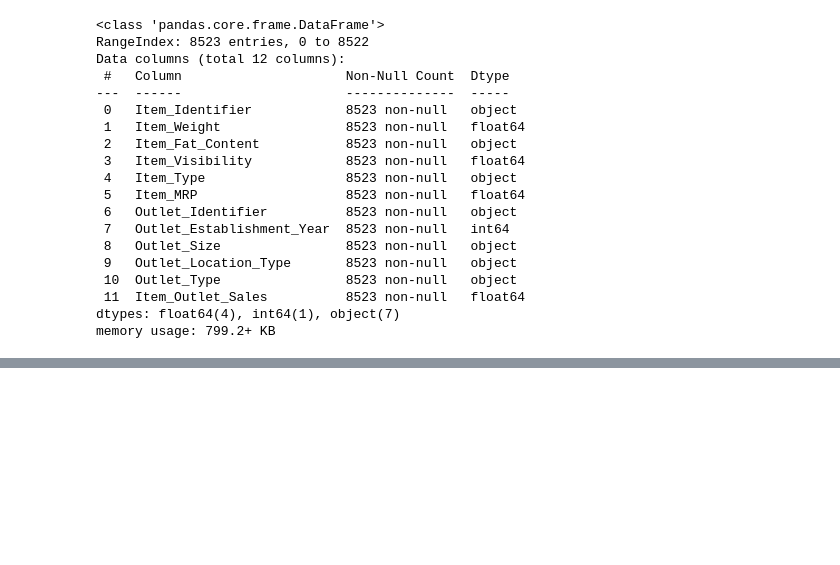
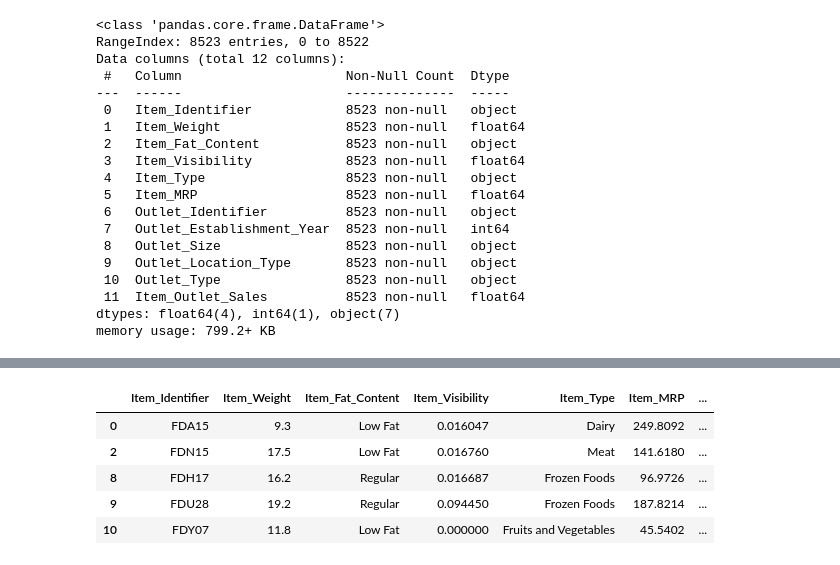
Before and after one commit to WilliamMejiaG/sales-predictions, a Jupyter notebook: Sales_predictions.ipynb, the cells around one changed output, grey strips where cells are left out. Saved outputs shown, nothing was run; the diff lists cells and outputs as text; code cells hidden in the pictures; blank space fills up the shorter version.

```diff
--- a/Sales_predictions.ipynb
+++ b/Sales_predictions.ipynb
@@ -175,0 +207,12 @@ memory usage: 799.2+ KB
+# %%
+out_size_1 = df['Outlet_Size']=='Medium'
+out_type_1 = df['Outlet_Type']=='Supermarket Type1'
+df1 = df.loc[out_size_1 & out_type_1,:]
+df1.head()
+# %% [output]
+|  | Item_Identifier | Item_Weight | Item_Fat_Content | Item_Visibility | Item_Type | Item_MRP | ... |
+| 0 | FDA15 | 9.3 | Low Fat | 0.016047 | Dairy | 249.8092 | ... |
+| 2 | FDN15 | 17.5 | Low Fat | 0.016760 | Meat | 141.6180 | ... |
+| 8 | FDH17 | 16.2 | Regular | 0.016687 | Frozen Foods | 96.9726 | ... |
+| 9 | FDU28 | 19.2 | Regular | 0.094450 | Frozen Foods | 187.8214 | ... |
+| 10 | FDY07 | 11.8 | Low Fat | 0.000000 | Fruits and Vegetables | 45.5402 | ... |
```
Also changed, not shown: parts of 9 cells of this notebook.
